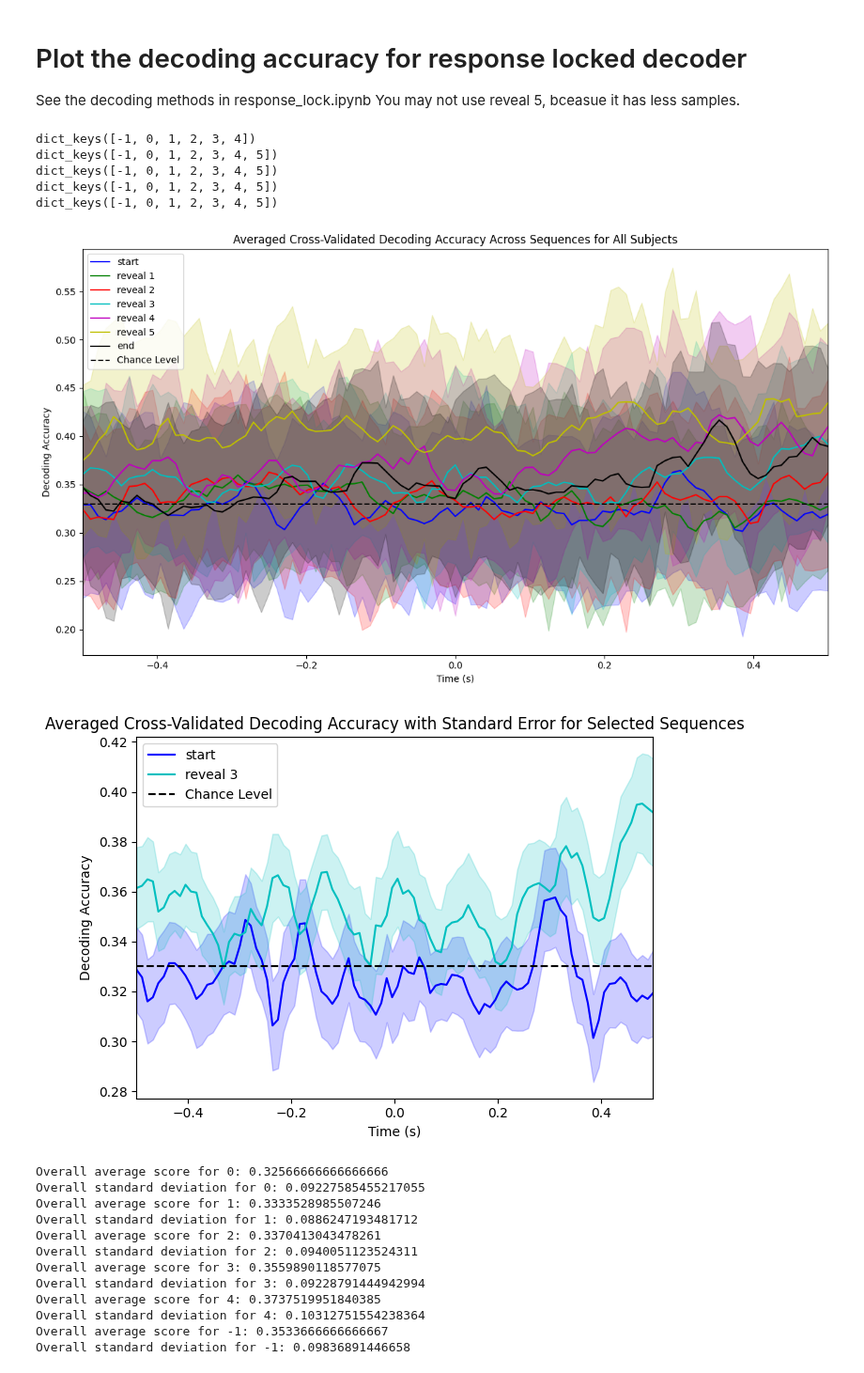
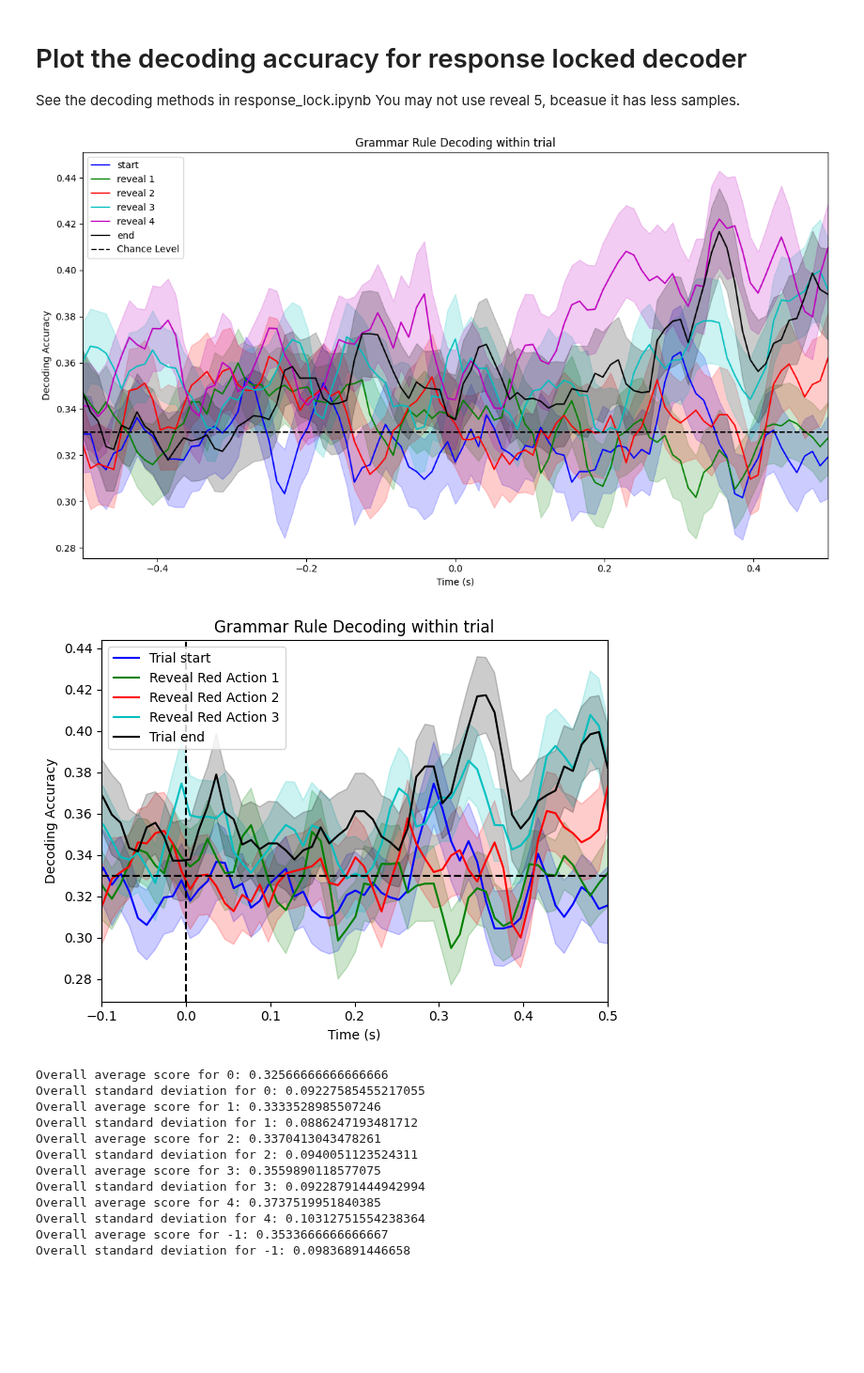
Before and after one commit to dorisyu0000/meg_decoding, a Jupyter notebook: plot.ipynb, the cells around one changed output. Shown at 94% size. Saved outputs shown, nothing was run; the diff lists cells and outputs as text; code cells hidden in the pictures; blank space fills up the shorter version.

```diff
--- a/plot.ipynb
+++ b/plot.ipynb
@@ -75,12 +75,12 @@ You may not use reveal 5, bceasue it has less samples.
 # %%
 import matplotlib.pyplot as plt
 import numpy as np
-import pickle
-import pandas as pd
+
 subj = ["R2210", "R2280", "R2487", "R2488", "R2490"]
-colors = ['b', 'g', 'r', 'c', 'm', 'y','k']  # Colors for each sequence index
+colors = ['b', 'g', 'r', 'c', 'm', 'y', 'k']  # Colors for each sequence index
+
 def moving_average(data, window_size):
-    return np.convolve(data, np.ones(window_size)/window_size, mode='valid')
+    return np.convolve(data, np.ones(window_size) / window_size, mode='valid')
 
 plt.figure(figsize=(12, 7))
 
@@ -89,21 +89,29 @@ accumulated_scores[-1] = []
 
 for sub in subj:
     sequence_scores = np.load(f"output/{sub}/sequence_scoresCV_{sub}.npy", allow_pickle=True).item()
-    print(sequence_scores.keys())
+
     # Accumulate scores for each sequence index
     for seq_idx, scores in sequence_scores.items():
         accumulated_scores[seq_idx].append(scores)
 
-
 # Plot averaged cross-validation results for each sequence index
 for seq_idx, scores_list in accumulated_scores.items():
+    # Skip plotting for reveal 5
+    if seq_idx == 5:
+        continue
+
     # Stack scores and compute mean and std across subjects
     stacked_scores = np.stack(scores_list)
     mean_scores = np.mean(stacked_scores, axis=(0, 1))  # Mean across subjects and splits
     std_scores = np.std(stacked_scores, axis=(0, 1))  # Std across subjects and splits
 
+    # Calculate standard error
+    n_samples = stacked_scores.shape[0] * stacked_scores.shape[1]  # Total number of samples
+    std_error = std_scores / np.sqrt(n_samples)
+
     # Apply moving average to smooth the mean scores
     smoothed_mean_scores = moving_average(mean_scores, window_size=4)  # Adjust window_size as needed
+    smoothed_std_error = moving_average(std_error, window_size=4)
 
     # Time axis (adjust based on the actual time points in your data)
     n_time_points = smoothed_mean_scores.shape[0]
@@ -117,67 +125,63 @@ for seq_idx, scores_list in accumulated_scores.items():
         label_name = f"reveal {seq_idx}"
 
     plt.plot(time_axis, smoothed_mean_scores, label=label_name, color=colors[seq_idx % len(colors)])
-    plt.fill_between(time_axis, smoothed_mean_scores - std_scores[:n_time_points], smoothed_mean_scores + std_scores[:n_time_points], alpha=0.2, color=colors[seq_idx % len(colors)])
+    plt.fill_between(time_axis, smoothed_mean_scores - smoothed_std_error, smoothed_mean_scores + smoothed_std_error, alpha=0.2, color=colors[seq_idx % len(colors)])
 
 # Customize the plot
 plt.axhline(0.33, color='k', linestyle='--', label='Chance Level')  # Chance level
 plt.xlim(-0.5, 0.5)
 plt.xlabel("Time (s)")
 plt.ylabel("Decoding Accuracy")
-plt.title("Averaged Cross-Validated Decoding Accuracy Across Sequences for All Subjects")
+plt.title("Grammar Rule Decoding within trial")
 plt.legend()
 plt.tight_layout()
 plt.show()
 # %% [output]
-dict_keys([-1, 0, 1, 2, 3, 4])
-dict_keys([-1, 0, 1, 2, 3, 4, 5])
-dict_keys([-1, 0, 1, 2, 3, 4, 5])
-dict_keys([-1, 0, 1, 2, 3, 4, 5])
-dict_keys([-1, 0, 1, 2, 3, 4, 5])
-[figure, old version]
+[figure, new version]
 # %%
 for seq_idx, scores_list in accumulated_scores.items():
     # Only plot for seq_idx = 0 and seq_idx = 4
-    if seq_idx not in [0, 3]:
+    if seq_idx not in [0,1,2,3,-1]:
         continue
 
     # Stack scores and compute mean and std across subjects
     stacked_scores = np.stack(scores_list)
     mean_scores = np.mean(stacked_scores, axis=(0, 1))  # Mean across subjects and splits
     std_scores = np.std(stacked_scores, axis=(0, 1))  # Std across subjects and splits
 
     # Calculate standard error
     n_samples = stacked_scores.shape[0] * stacked_scores.shape[1]  # Total number of samples
     std_error = std_scores / np.sqrt(n_samples)
 
     # Apply moving average to smooth the mean scores
-    smoothed_mean_scores = moving_average(mean_scores, window_size=5)  # Adjust window_size as needed
-    smoothed_std_error = moving_average(std_error, window_size=5)  # Smooth the standard error
+    smoothed_mean_scores = moving_average(mean_scores, window_size=3)  # Adjust window_size as needed
+    smoothed_std_error = moving_average(std_error, window_size=3)  # Smooth the standard error
 
     # Time axis (adjust based on the actual time points in your data)
     n_time_points = smoothed_mean_scores.shape[0]
     time_axis = np.linspace(-0.5, 0.5, n_time_points)  # Example: -0.5 to 0.5 seconds
 
     if seq_idx == 0:
-        label_name = 'start'
+        label_name = 'Trial start'
     elif seq_idx == -1:
-        label_name = 'end'
+        label_name = 'Trial end'
     else:
-        label_name = f"reveal {seq_idx}"
+        label_name = f"Reveal Red Action {seq_idx}"
     plt.plot(time_axis, smoothed_mean_scores, label=label_name, color=colors[seq_idx % len(colors)])
     plt.fill_between(time_axis, smoothed_mean_scores - smoothed_std_error, smoothed_mean_scores + smoothed_std_error, alpha=0.2, color=colors[seq_idx % len(colors)])
 
 # Customize the plot
-plt.axhline(0.33, color='k', linestyle='--', label='Chance Level')  # Chance level
-plt.xlim(-0.5, 0.5)
+plt.axhline(0.33, color='k', linestyle='--')  # Chance level
+plt.axvline(0, color='k', linestyle='--')
+plt.xlim(-0.1, 0.5)
 plt.xlabel("Time (s)")
 plt.ylabel("Decoding Accuracy")
-plt.title("Averaged Cross-Validated Decoding Accuracy with Standard Error for Selected Sequences")
+plt.title("Grammar Rule Decoding within trial")
 plt.legend()
 plt.tight_layout()
 plt.show()
 # %% [output]
-[figure, old version]
+[figure, new version]
 # %%
 
 for seq_idx in [0, 1, 2,3,4,-1]:  # Calculate for seq_idx = 0, -1, and 2
```
Also changed, not shown: 24 other files.
